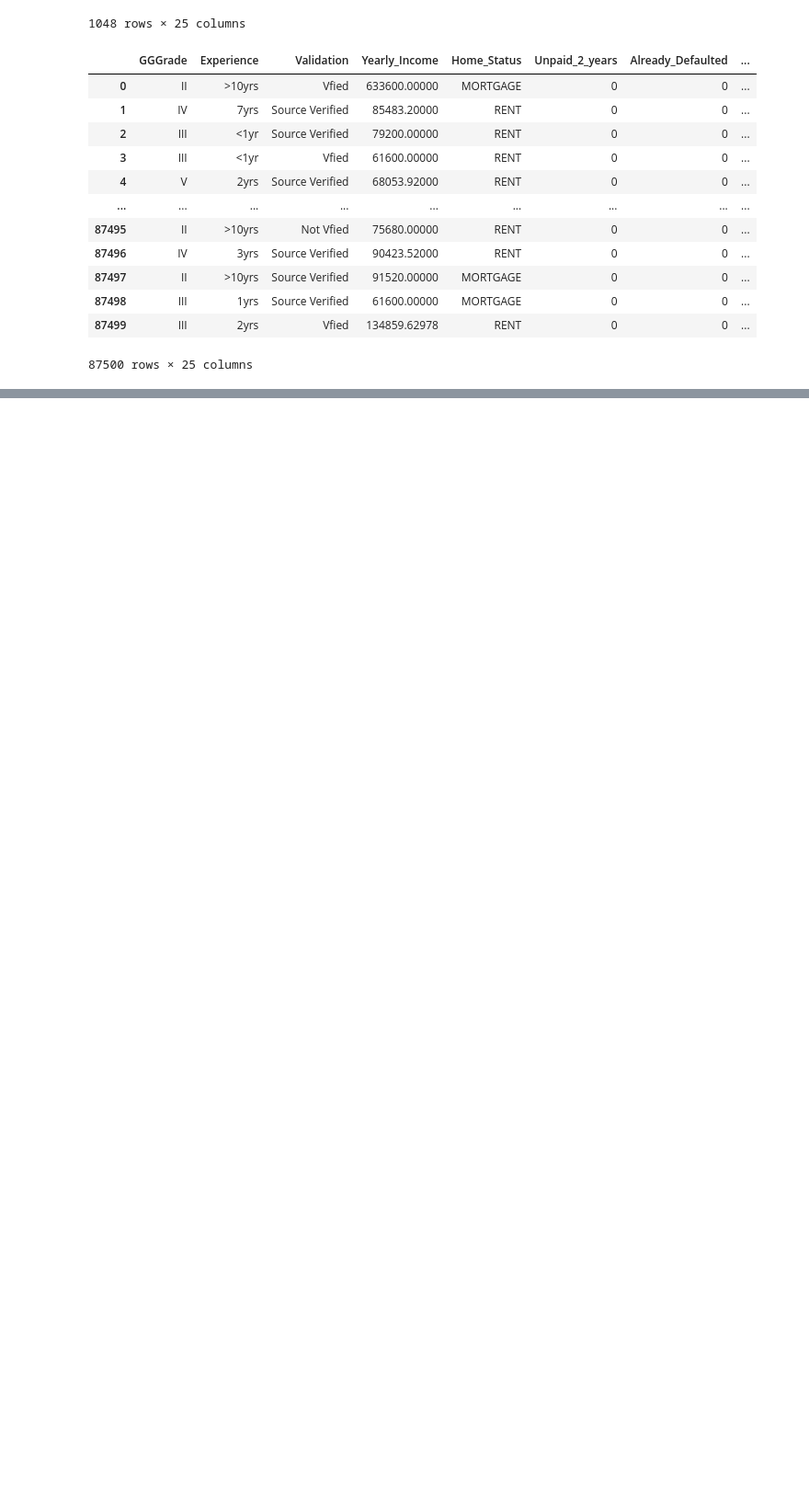
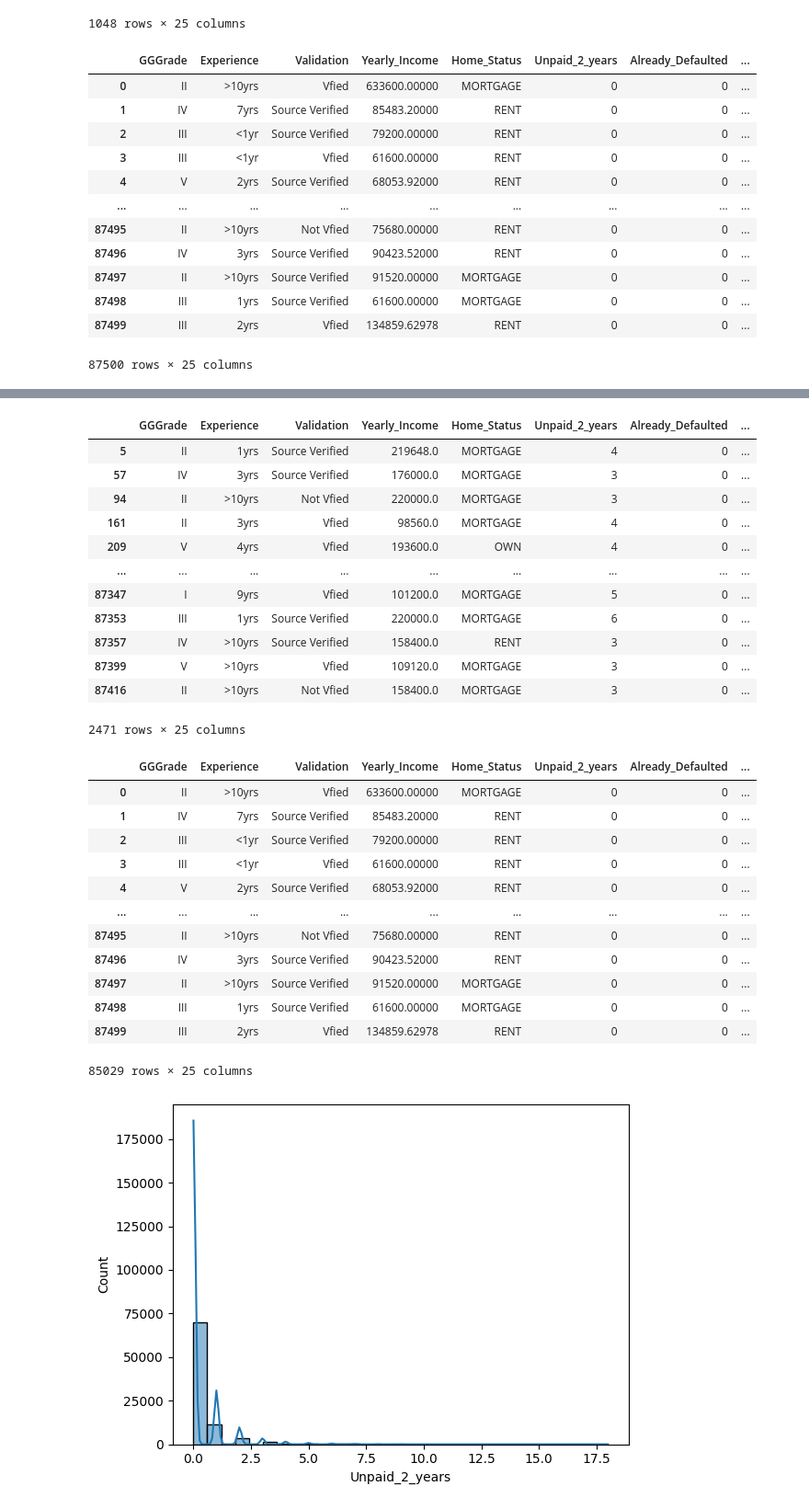
Before and after one commit to pokharel-aayush/data_science, a Jupyter notebook: Data_Train.ipynb, the cells around one changed output, grey strips where cells are left out. Shown at 92% size. Saved outputs shown, nothing was run; the diff lists cells and outputs as text; code cells hidden in the pictures; blank space fills up the shorter version.

```diff
--- a/Data_Train.ipynb
+++ b/Data_Train.ipynb
@@ -495,0 +590,10 @@ df2
+# %%
+sns.histplot(data=df, x='Unpaid_2_years', bins=30, kde=True)
+UL = df['Unpaid_2_years'].mean() + 3*df['Unpaid_2_years'].std()
+LL = df['Unpaid_2_years'].mean() - 3*df['Unpaid_2_years'].std()
+print("UL:", UL)
+print("LL:", LL)
+display(df[(df['Unpaid_2_years'] > UL) | (df['Unpaid_2_years'] < LL)])
+df3 = df[(df['Unpaid_2_years'] > LL) & (df['Unpaid_2_years'] < UL)]
+display(df3)
+# %% [output]
@@ -495,0 +602,27 @@ df2
+|  | GGGrade | Experience | Validation | Yearly_Income | Home_Status | Unpaid_2_years | Already_Defaulted | ... |
+| 5 | II | 1yrs | Source Verified | 219648.0 | MORTGAGE | 4 | 0 | ... |
+| 57 | IV | 3yrs | Source Verified | 176000.0 | MORTGAGE | 3 | 0 | ... |
+| 94 | II | >10yrs | Not Vfied | 220000.0 | MORTGAGE | 3 | 0 | ... |
+| 161 | II | 3yrs | Vfied | 98560.0 | MORTGAGE | 4 | 0 | ... |
+| 209 | V | 4yrs | Vfied | 193600.0 | OWN | 4 | 0 | ... |
+| ... | ... | ... | ... | ... | ... | ... | ... | ... |
+| 87347 | I | 9yrs | Vfied | 101200.0 | MORTGAGE | 5 | 0 | ... |
+| 87353 | III | 1yrs | Source Verified | 220000.0 | MORTGAGE | 6 | 0 | ... |
+| 87357 | IV | >10yrs | Source Verified | 158400.0 | RENT | 3 | 0 | ... |
+| 87399 | V | >10yrs | Vfied | 109120.0 | MORTGAGE | 3 | 0 | ... |
+| 87416 | II | >10yrs | Not Vfied | 158400.0 | MORTGAGE | 3 | 0 | ... |
+2471 rows × 25 columns
+|  | GGGrade | Experience | Validation | Yearly_Income | Home_Status | Unpaid_2_years | Already_Defaulted | ... |
+| 0 | II | >10yrs | Vfied | 633600.00000 | MORTGAGE | 0 | 0 | ... |
+| 1 | IV | 7yrs | Source Verified | 85483.20000 | RENT | 0 | 0 | ... |
+| 2 | III | <1yr | Source Verified | 79200.00000 | RENT | 0 | 0 | ... |
+| 3 | III | <1yr | Vfied | 61600.00000 | RENT | 0 | 0 | ... |
+| 4 | V | 2yrs | Source Verified | 68053.92000 | RENT | 0 | 0 | ... |
+| ... | ... | ... | ... | ... | ... | ... | ... | ... |
+| 87495 | II | >10yrs | Not Vfied | 75680.00000 | RENT | 0 | 0 | ... |
+| 87496 | IV | 3yrs | Source Verified | 90423.52000 | RENT | 0 | 0 | ... |
+| 87497 | II | >10yrs | Source Verified | 91520.00000 | MORTGAGE | 0 | 0 | ... |
+| 87498 | III | 1yrs | Source Verified | 61600.00000 | MORTGAGE | 0 | 0 | ... |
+| 87499 | III | 2yrs | Vfied | 134859.62978 | RENT | 0 | 0 | ... |
+85029 rows × 25 columns
+[figure, added]
```
Also changed, not shown: parts of 41 cells of this notebook.
